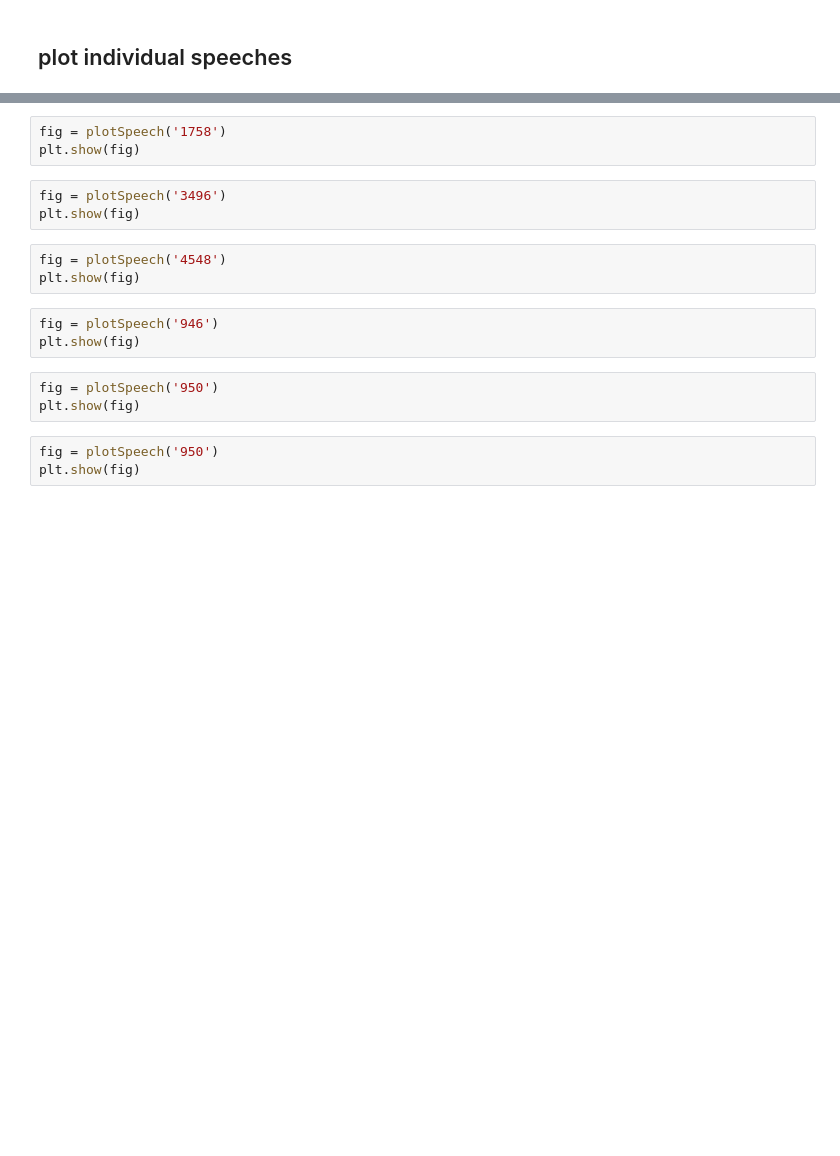
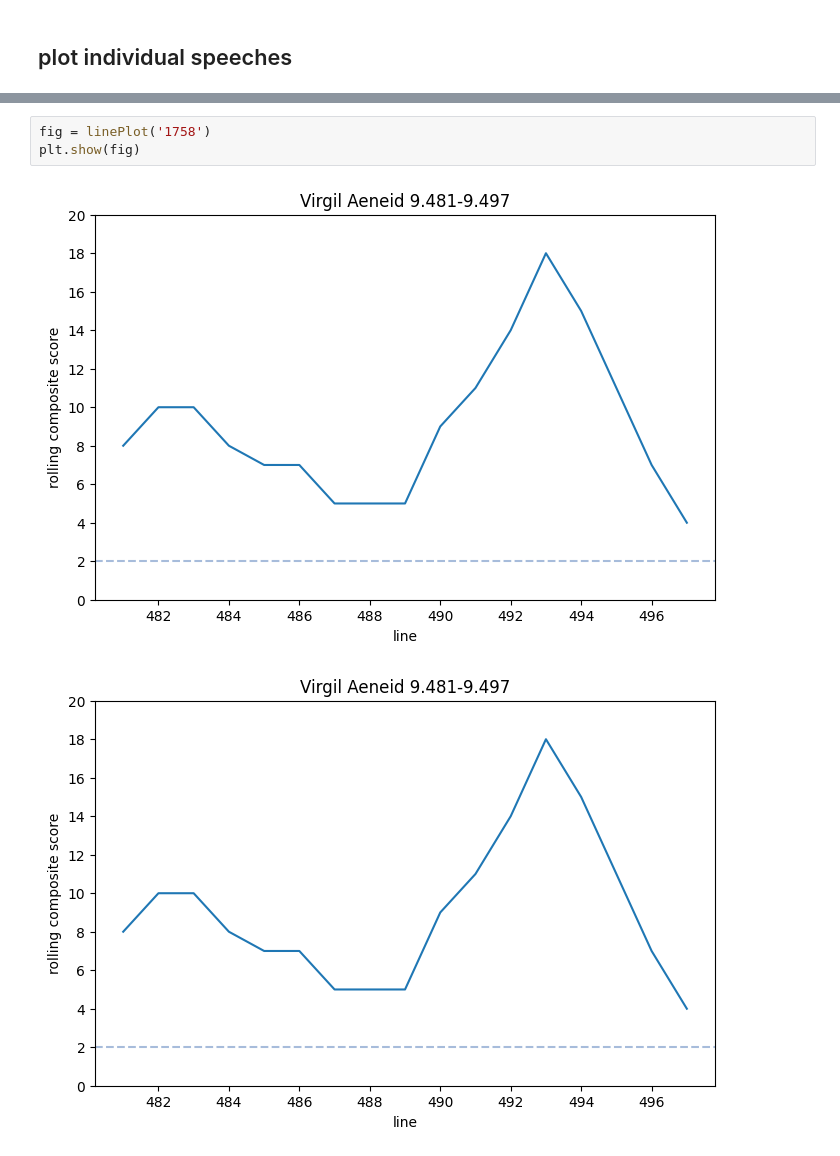
Before and after one commit to cwf2/dices-mta, a Jupyter notebook: Mother speech.ipynb, the cells around one changed output, grey strips where cells are left out. Cells and saved outputs as stored; diff of their text form; blank space fills up the shorter version.

```diff
--- a/Mother speech.ipynb
+++ b/Mother speech.ipynb
@@ -325,18 +458,6 @@ def plotSpeech(speech_id):
 # %%
-fig = plotSpeech('1758')
+fig = linePlot('1758')
 plt.show(fig)
+# %% [output]
+[figure, added]
+[figure, added]
-# %%
-fig = plotSpeech('3496')
-plt.show(fig)
-# %%
-fig = plotSpeech('4548')
-plt.show(fig)
-# %%
-fig = plotSpeech('946')
-plt.show(fig)
-# %%
-fig = plotSpeech('950')
-plt.show(fig)
-# %%
-fig = plotSpeech('950')
-plt.show(fig)
```
Also changed, not shown: parts of 37 cells of this notebook.
